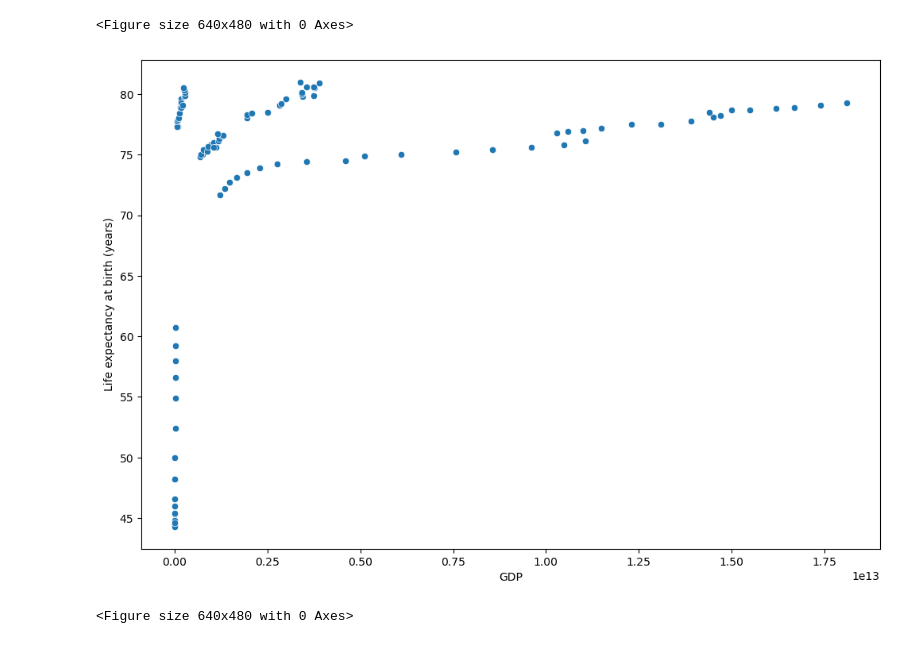
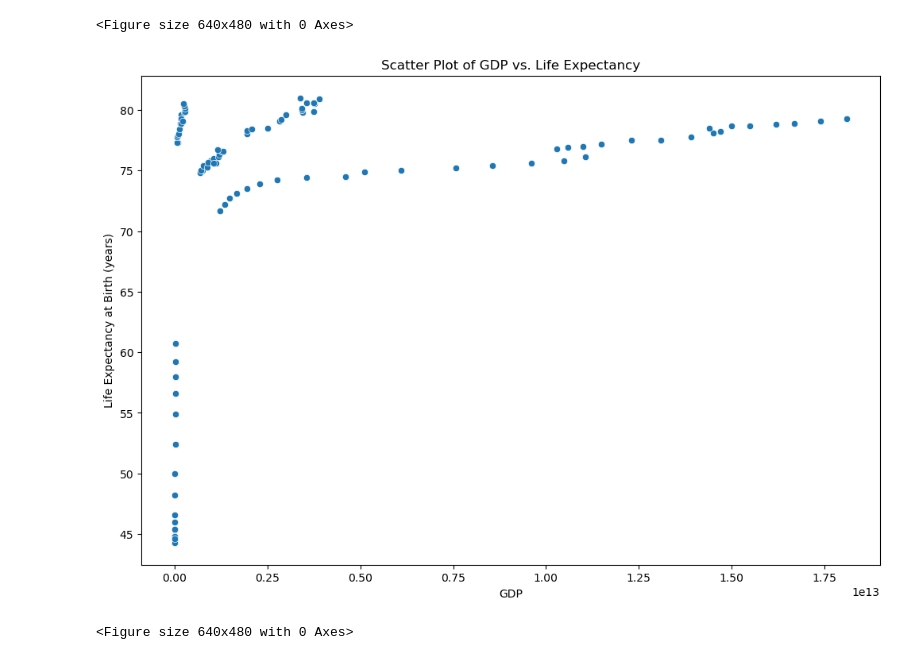
Before and after one commit to 2003salar/life_expectancy_gdp, a Jupyter notebook: life_expectancy_gdp.ipynb, the cells around one changed output. Cells and saved outputs as stored; diff of their text form; code cells hidden in the pictures.

```diff
--- a/life_expectancy_gdp.ipynb
+++ b/life_expectancy_gdp.ipynb
@@ -49,8 +50,11 @@ plt.clf()
 # %%
 plt.figure(figsize=(12, 8))
 sns.scatterplot(data=df, x="GDP", y="Life expectancy at birth (years)")
+plt.xlabel('GDP')
+plt.ylabel('Life Expectancy at Birth (years)')
+plt.title('Scatter Plot of GDP vs. Life Expectancy')
 plt.show()
 plt.clf()
 # %% [output]
-[figure, old version]
+[figure, new version]
 <Figure size 640x480 with 0 Axes>
```
Also changed, not shown: parts of 2 cells of this notebook.
